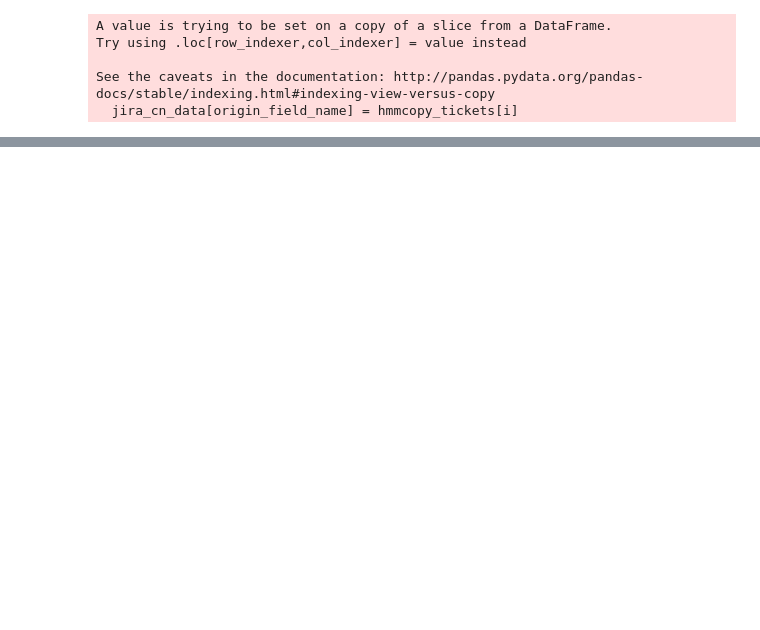
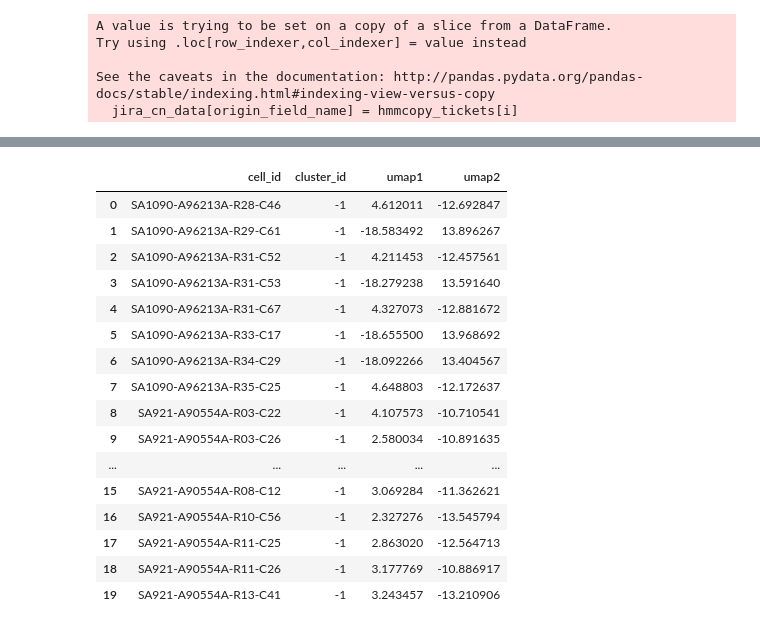
Before and after one commit to shahcompbio/scgenome-deprecated, a Jupyter notebook: notebooks/bayesian_spike_in.ipynb, the cells around one changed output, grey strips where cells are left out. Saved outputs shown, nothing was run; the diff lists cells and outputs as text; code cells hidden in the pictures; blank space fills up the shorter version.

```diff
--- a/notebooks/bayesian_spike_in.ipynb
+++ b/notebooks/bayesian_spike_in.ipynb
@@ -18 +14,21 @@ proportions = [0.6, 0.4]
+# %%
+hmmcopy_tickets = ['SC-1936', 'SC-1937']
+sample_ids = [['SA921'], ['SA1090']]
+
+# spike in params
+total_ncells = 20
+proportions = [0.6, 0.4]
+
+# bhc params
+n_states = 12
+alpha = 0.3
+prob_cn_change = 0.8
+bhc_incon = 2 # inconsistent score used for making clusters from bhc
+bhc_depth = 2
+
+# naive clusering params
+naive_method = "complete"
+naive_metric = "cityblock"
+naive_incon = 1.1
+naive_depth = 2
 # %%
@@ -37,0 +88,22 @@ See the caveats in the documentation: http://pandas.pydata.org/pandas-docs/stabl
+# %%
+umap_clusters = cncluster.umap_hdbscan_cluster(matrix_data["state"], n_neighbors=6)
+# %%
+umap_clusters
+# %% [output]
+|  | cell_id | cluster_id | umap1 | umap2 |
+| 0 | SA1090-A96213A-R28-C46 | -1 | 4.612011 | -12.692847 |
+| 1 | SA1090-A96213A-R29-C61 | -1 | -18.583492 | 13.896267 |
+| 2 | SA1090-A96213A-R31-C52 | -1 | 4.211453 | -12.457561 |
+| 3 | SA1090-A96213A-R31-C53 | -1 | -18.279238 | 13.591640 |
+| 4 | SA1090-A96213A-R31-C67 | -1 | 4.327073 | -12.881672 |
+| 5 | SA1090-A96213A-R33-C17 | -1 | -18.655500 | 13.968692 |
+| 6 | SA1090-A96213A-R34-C29 | -1 | -18.092266 | 13.404567 |
+| 7 | SA1090-A96213A-R35-C25 | -1 | 4.648803 | -12.172637 |
+| 8 | SA921-A90554A-R03-C22 | -1 | 4.107573 | -10.710541 |
+| 9 | SA921-A90554A-R03-C26 | -1 | 2.580034 | -10.891635 |
+| ... | ... | ... | ... | ... |
+| 15 | SA921-A90554A-R08-C12 | -1 | 3.069284 | -11.362621 |
+| 16 | SA921-A90554A-R10-C56 | -1 | 2.327276 | -13.545794 |
+| 17 | SA921-A90554A-R11-C25 | -1 | 2.863020 | -12.564713 |
+| 18 | SA921-A90554A-R11-C26 | -1 | 3.177769 | -10.886917 |
+| 19 | SA921-A90554A-R13-C41 | -1 | 3.243457 | -13.210906 |
```
Also changed, not shown: parts of 9 cells of this notebook, 2 other files.
